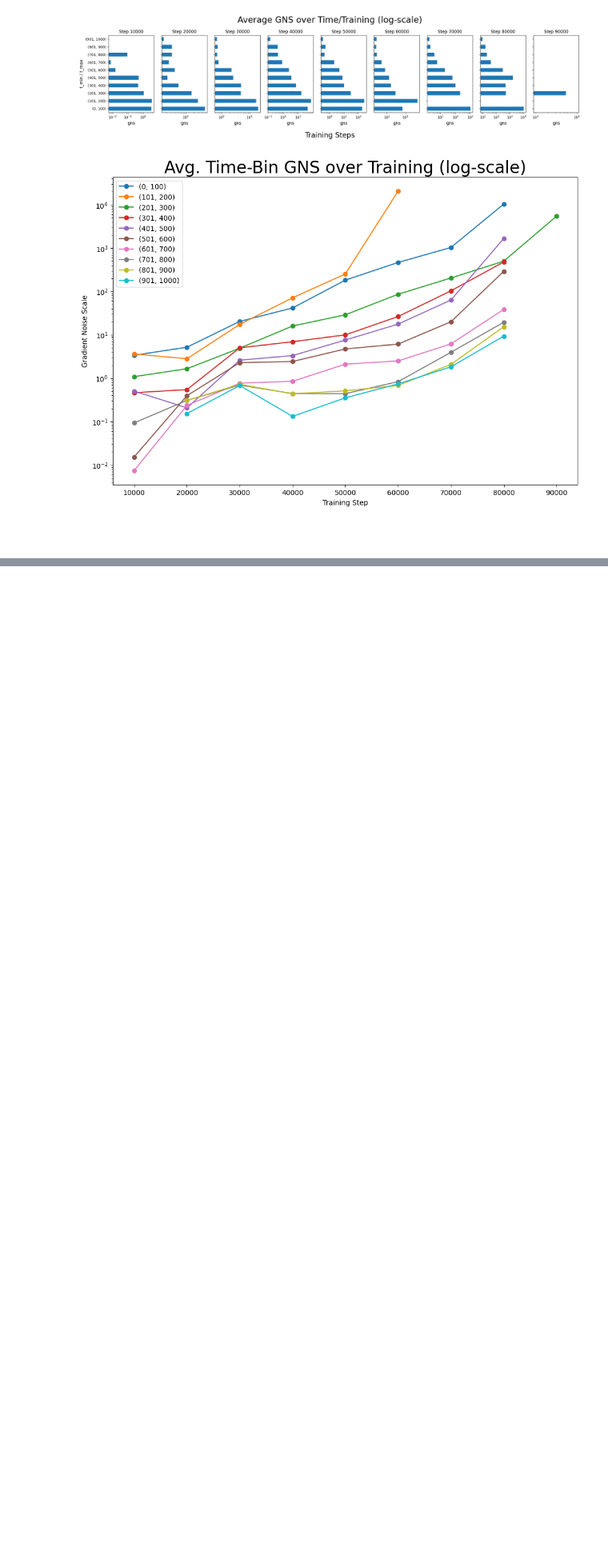
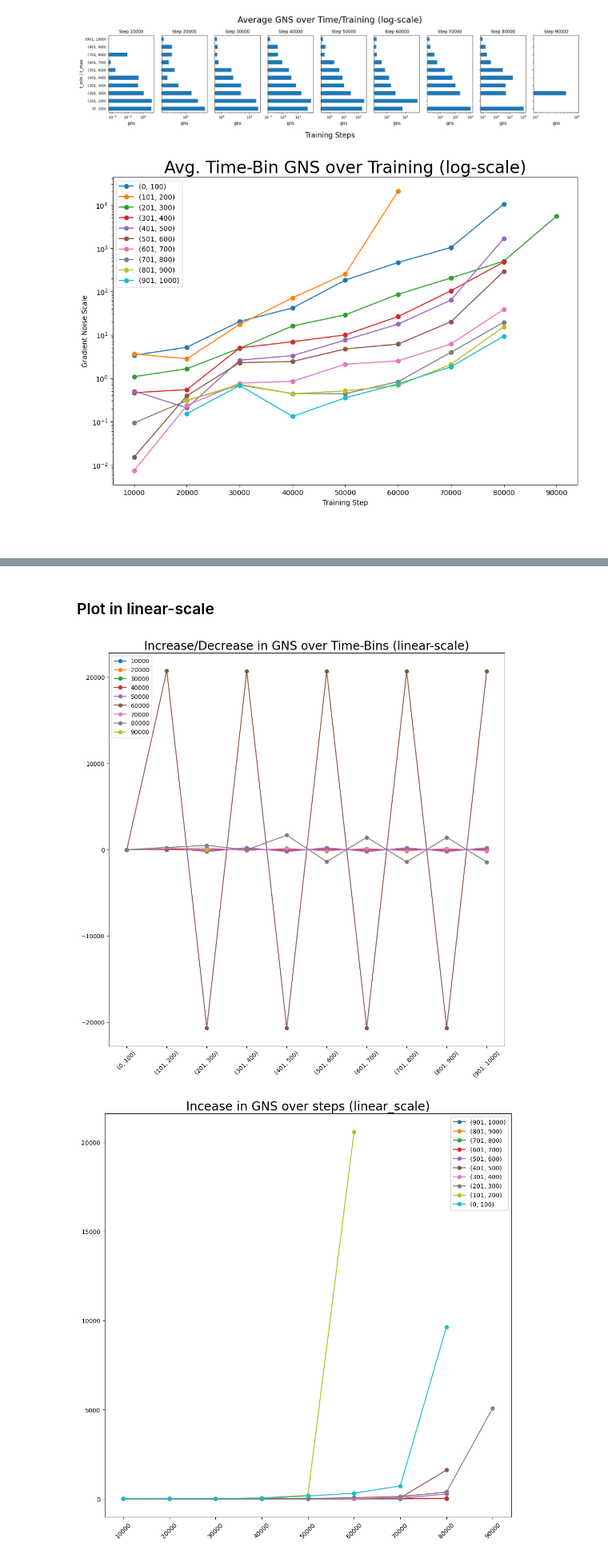
Before and after one commit to Longzz0824/Critical-Multitask-Batch-Sizes-in-Diffusion-Models, a Jupyter notebook: gns_experiments/Analysis_3.ipynb, the cells around one changed output, grey strips where cells are left out. Shown at 80% size. Drawn from its saved outputs; the diff is of its cells as text; code cells hidden in the pictures; blank space fills up the shorter version.

Commit message:
Analysis-3 extended and visuals saved

```diff
--- a/gns_experiments/Analysis_3.ipynb
+++ b/gns_experiments/Analysis_3.ipynb
@@ -135,8 +150,8 @@ Missing values (of time-intervals) are filled with '0'
 # %% [markdown]
 ### Plot in logarithmic-scale:
 # %%
-plot_gns_time_intervals(data, log_scale=True)
-plot_over_training_steps(data, log_scale=True)
+plot_gns_time_intervals(data, log_scale=True, vis_dir=VIS_DIR)
+plot_over_training_steps(data, log_scale=True, vis_dir=VIS_DIR)
 # %% [output]
 Missing values (of time-intervals) are filled with '0'
 [figure]
@@ -152,0 +201,46 @@ intervals = df["interval"].unique()[::-1]
+# %%
+def plot_gns_difference_over_traning(data: pd.DataFrame, log_scale=False, vis_dir=None):
+    df = data[["model", "t_min", "t_max", "gns_est"]]
+    df = df.groupby(["model", "t_min", "t_max"]).mean().reset_index()
+    df["interval"] = list(zip(df["t_min"], df["t_max"]))
+    df = df.drop(["t_min", "t_max"], axis=1)
+
+    plt.figure(figsize=(12, 12))
+    intervals = df["interval"].unique()[::-1]
+
+    plt.title(f"Incease in GNS over steps ({'log' if log_scale else 'linear'}_scale)", fontsize=20)
+
+    for tbin in intervals:
+        df_bin = df[df["interval"] == tbin]
+        df_bin = df_bin.reset_index().drop(["index"], axis=1)
+
+        ## Compute gns differences between time-bins
+        deltas = [0.]
+        for i, row in df_bin.iterrows():
+            if i==0:
+                continue
+            d = row["gns_est"] - deltas[-1]
+            deltas.append(d)
+        df_bin["deltas"] = deltas
+
+        ## Plot
+        df_bin["interval"] = df_bin["interval"].apply(lambda x: str(x))
+        plt.plot(df_bin["model"], df_bin["deltas"], label=str(df_bin["interval"][0]), marker="o")
+
+    plt.xticks(rotation=45)
+    if log_scale:
+        plt.yscale("log")
+    plt.legend()
+
+    if vis_dir is not None:
+        plt.savefig(vis_dir / f"gns_delta_over_training_{'log' if log_scale else 'lin'}_scale.png")
+
+    plt.show()
+# %% [markdown]
+### Plot in linear-scale
+# %%
+plot_gns_difference_over_time_steps(data, log_scale=False, vis_dir=VIS_DIR)
+plot_gns_difference_over_traning(data, log_scale=False, vis_dir=VIS_DIR)
+# %% [output]
+[figure, added]
+[figure, added]
```
Also changed, not shown: parts of 11 cells of this notebook, 8 other files.
